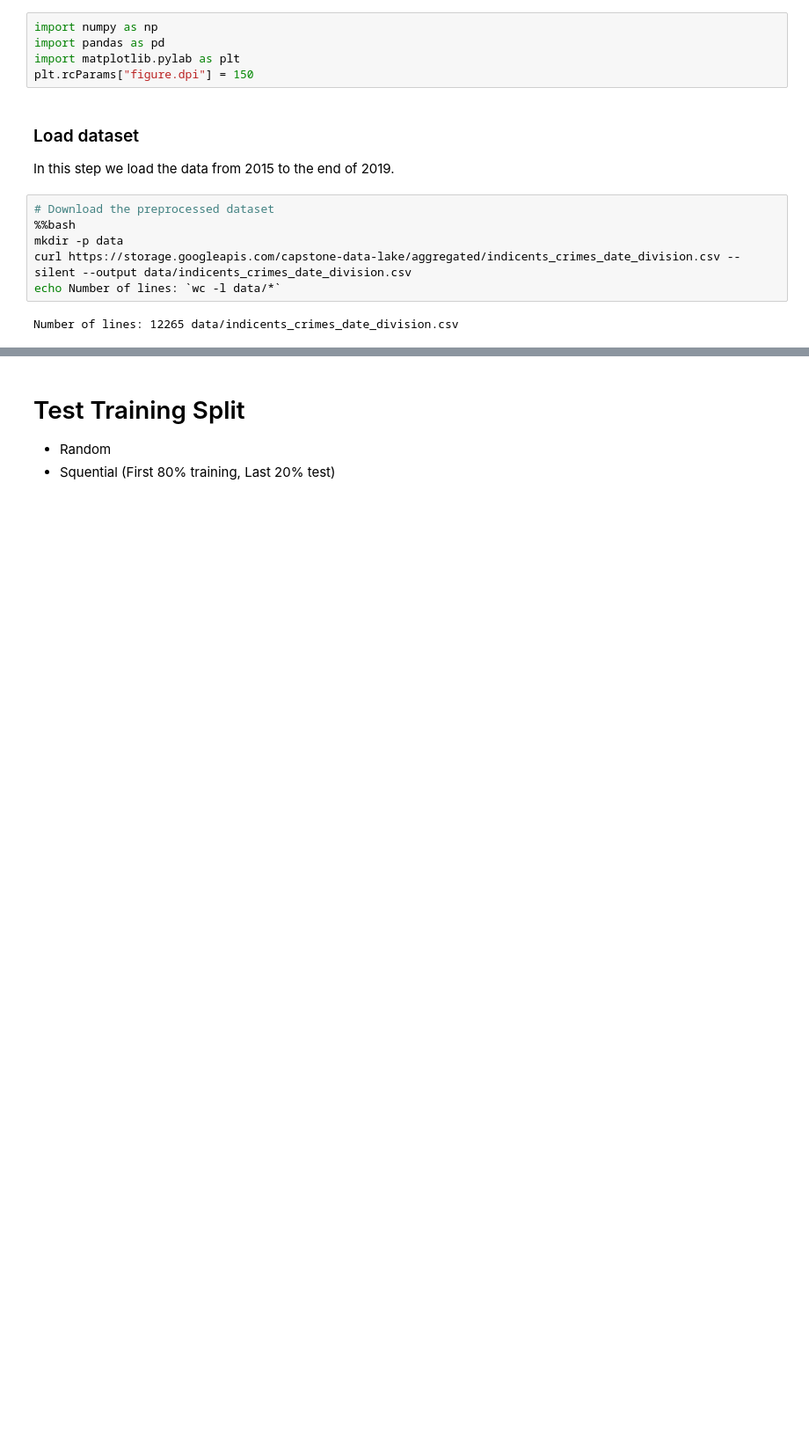
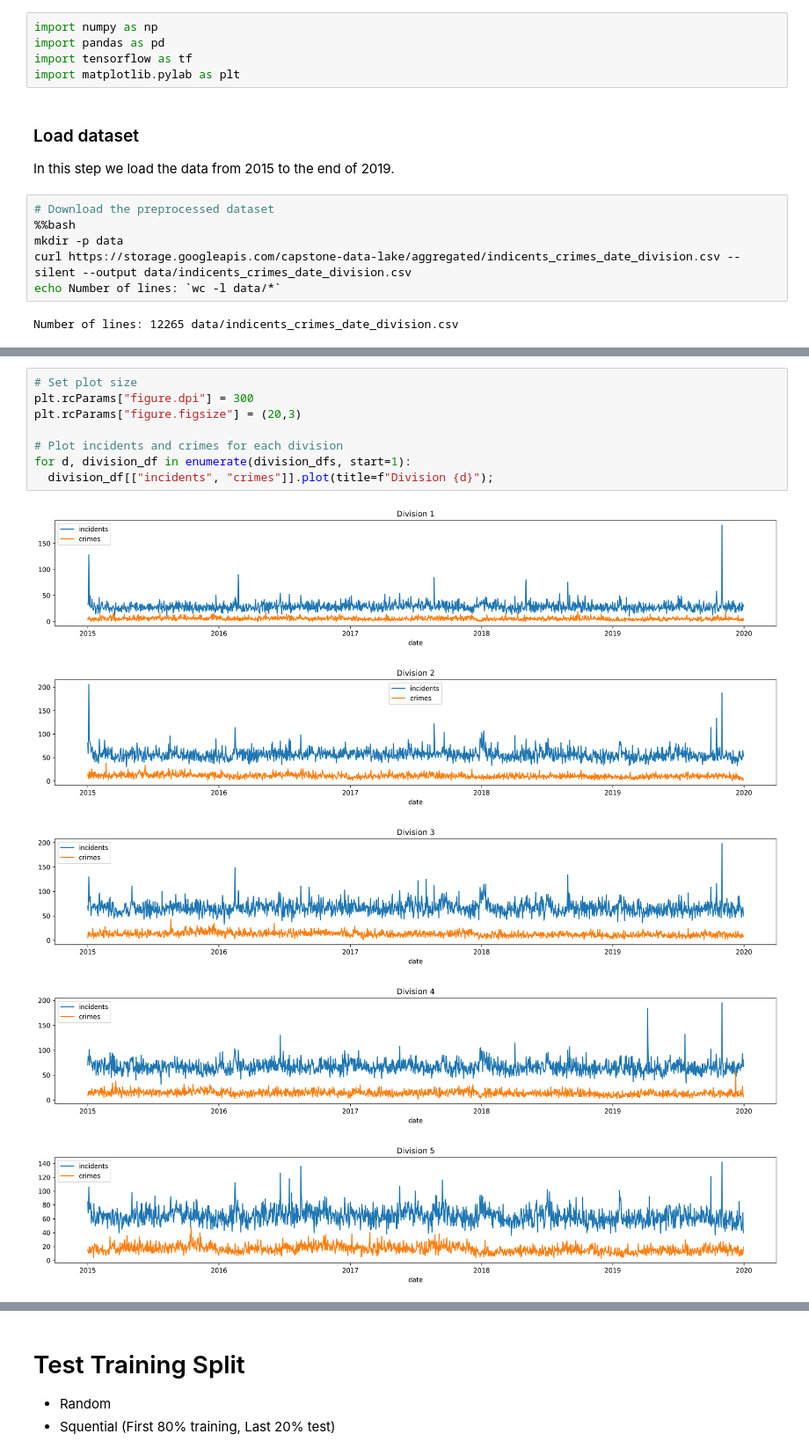
Before and after one commit to naderghanbari/mcgill-capstone, a Jupyter notebook: capstone_models.ipynb, the cells around one changed output, grey strips where cells are left out. Shown at 88% size. Cells and saved outputs as stored; diff of their text form; blank space fills up the shorter version.

Commit message:
Better plot size

```diff
--- a/capstone_models.ipynb
+++ b/capstone_models.ipynb
@@ -5,8 +5,8 @@
 # %%
 import numpy as np
 import pandas as pd
+import tensorflow as tf
 import matplotlib.pylab as plt
-plt.rcParams["figure.dpi"] = 150
 # %% [markdown]
 ### Load dataset
 In this step we load the data from 2015 to the end of 2019.
@@ -99,0 +69,14 @@ plt.title("Station 3 Incidents");
+# %%
+# Set plot size
+plt.rcParams["figure.dpi"] = 300
+plt.rcParams["figure.figsize"] = (20,3)
+
+# Plot incidents and crimes for each division
+for d, division_df in enumerate(division_dfs, start=1):
+  division_df[["incidents", "crimes"]].plot(title=f"Division {d}");
+# %% [output]
+[figure, added]
+[figure, added]
+[figure, added]
+[figure, added]
+[figure, added]
```
Also changed, not shown: parts of 12 cells of this notebook.
